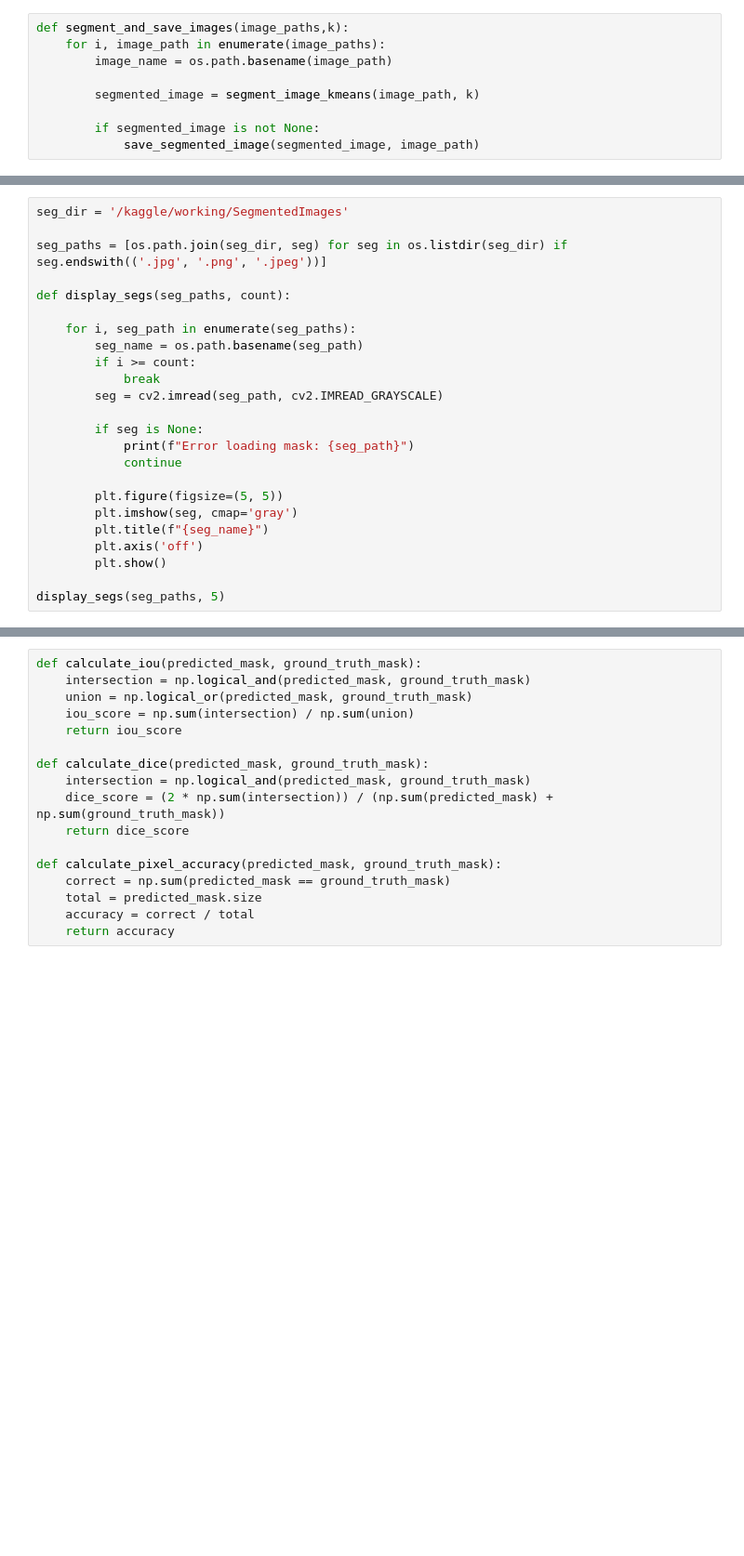
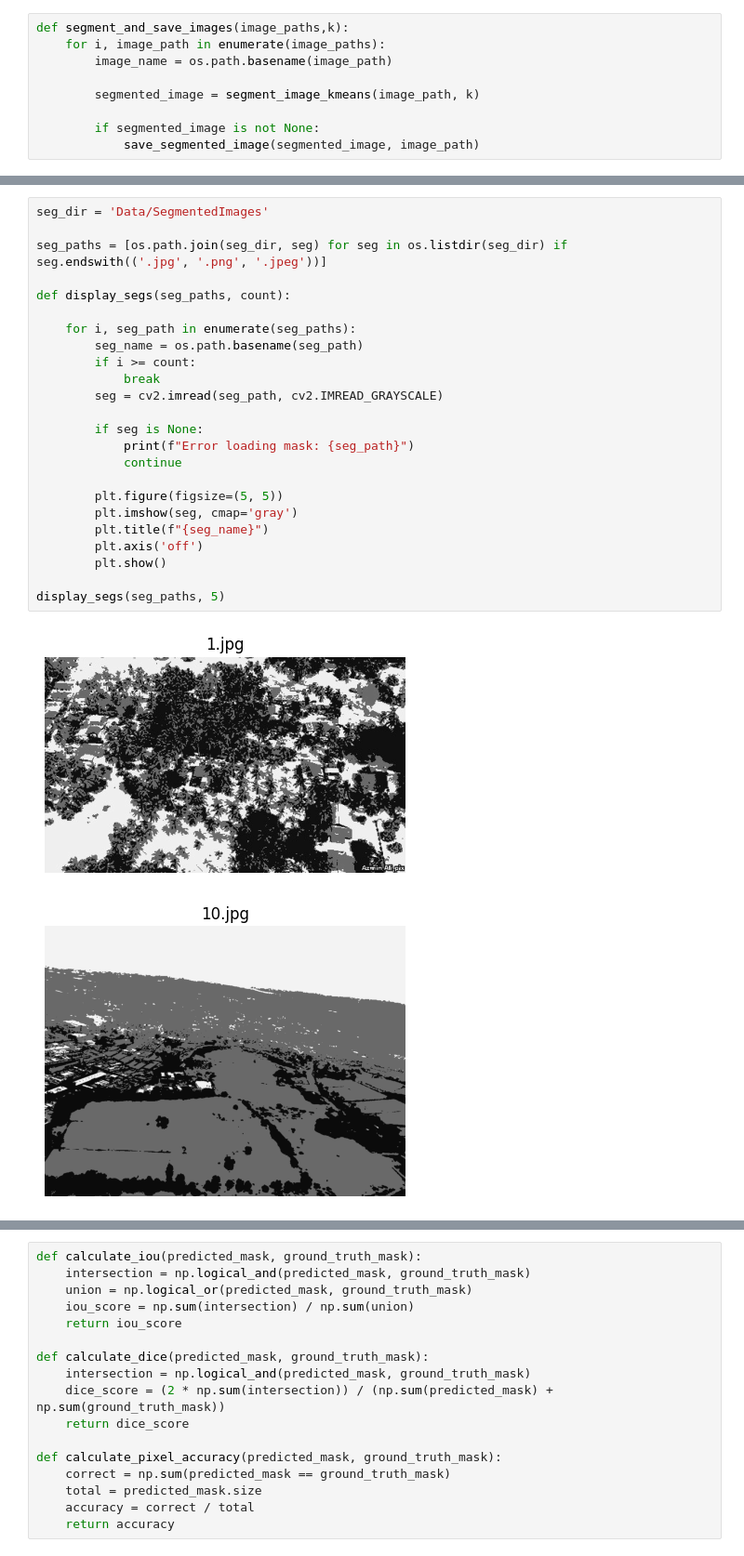
Before and after one commit to SHOCKWAVE07/ImageSegmentationUsingClustering, a Jupyter notebook: image-segmentation-using-clustering.ipynb, the cells around one changed output, grey strips where cells are left out. Shown at 93% size. Saved outputs shown, nothing was run; the diff lists cells and outputs as text; blank space fills up the shorter version.

```diff
--- a/image-segmentation-using-clustering.ipynb
+++ b/image-segmentation-using-clustering.ipynb
@@ -156,24 +142,27 @@ Segmented image saved at: SegmentedImages/3048.jpg
 # %%
-seg_dir = '/kaggle/working/SegmentedImages'
+seg_dir = 'Data/SegmentedImages'
 
 seg_paths = [os.path.join(seg_dir, seg) for seg in os.listdir(seg_dir) if seg.endswith(('.jpg', '.png', '.jpeg'))]
 
 def display_segs(seg_paths, count):
 
     for i, seg_path in enumerate(seg_paths):
         seg_name = os.path.basename(seg_path)
         if i >= count:
             break
         seg = cv2.imread(seg_path, cv2.IMREAD_GRAYSCALE)
 
         if seg is None:
             print(f"Error loading mask: {seg_path}")
             continue
 
         plt.figure(figsize=(5, 5))
         plt.imshow(seg, cmap='gray')
         plt.title(f"{seg_name}")
         plt.axis('off')
         plt.show()
 
 display_segs(seg_paths, 5)
+# %% [output]
+[figure, added]
+[figure, added]
```
Also changed, not shown: parts of 13 cells of this notebook.
